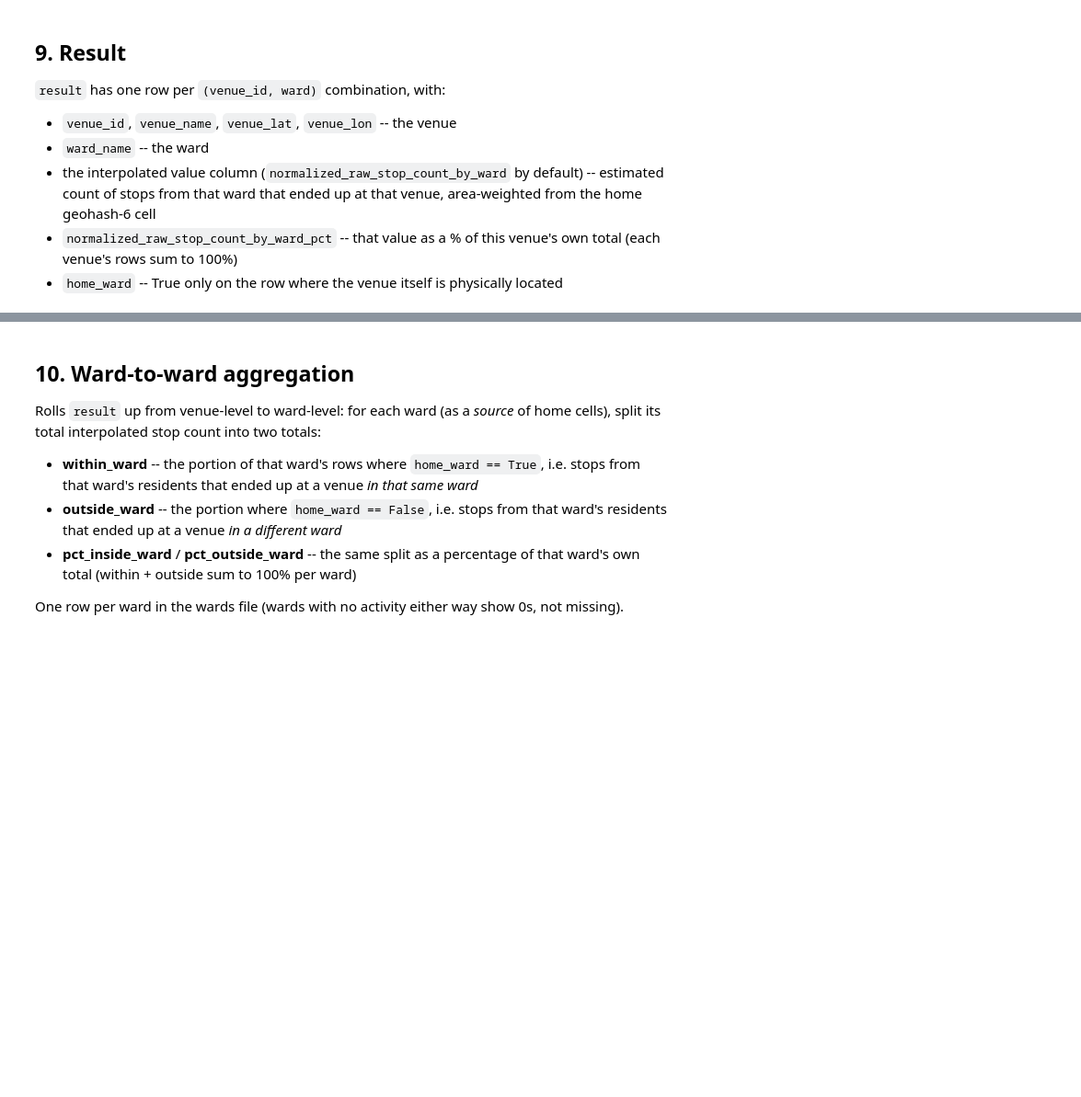
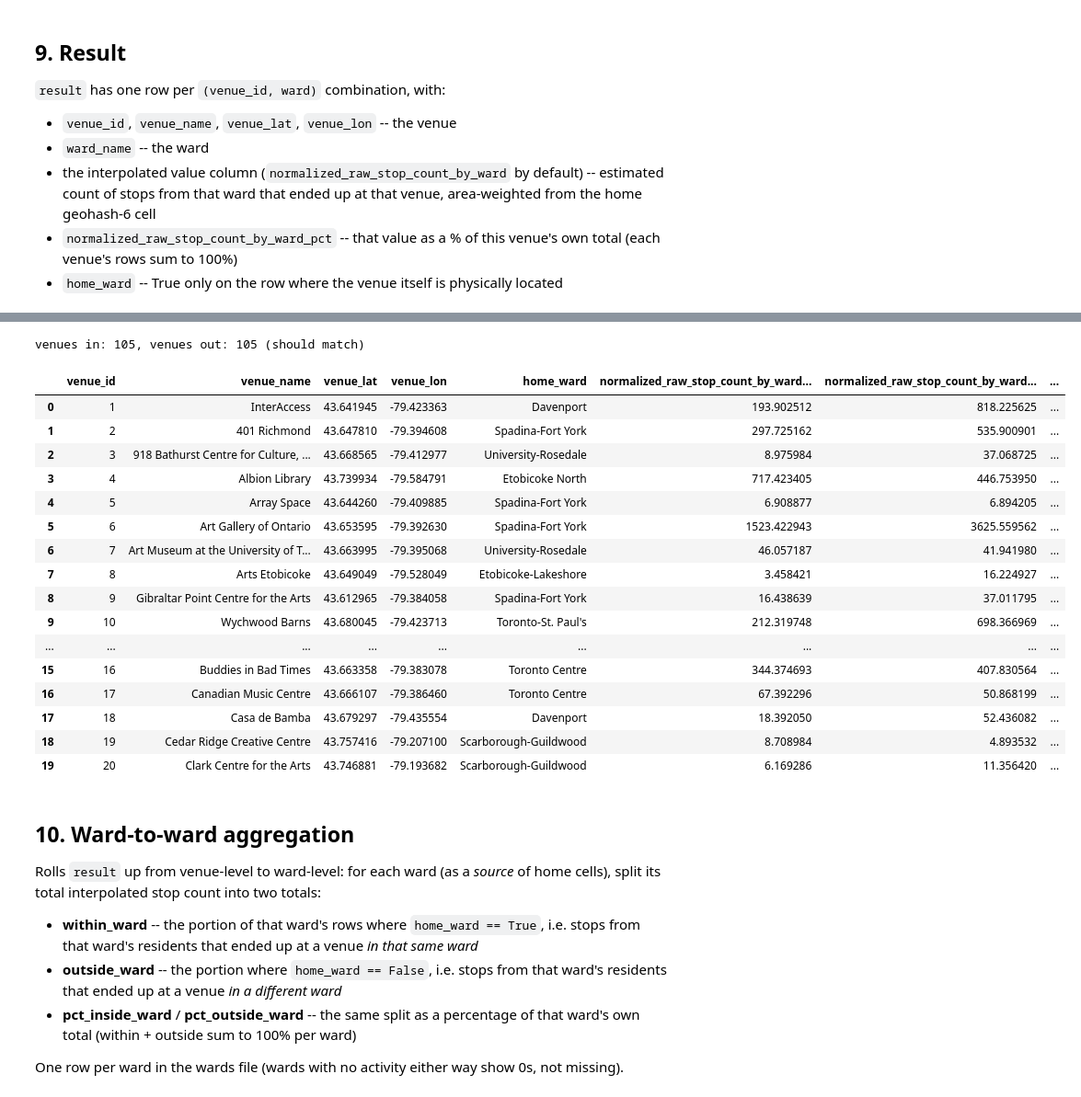
Before and after one commit to schoolofcities/eddit-tac, a Jupyter notebook: analysis/activity/ward_venue_activity.ipynb, the cells around one changed output, grey strips where cells are left out. Shown at 92% size. Saved outputs shown, nothing was run; the diff lists cells and outputs as text; code cells hidden in the pictures; blank space fills up the shorter version.

Commit message:
add ward origin visits

```diff
--- a/analysis/activity/ward_to_venue_activity.ipynb
+++ b/analysis/activity/ward_venue_activity.ipynb
@@ -538,3 +551,65 @@ result.to_csv("../../data/activity/ward_to_venue_activity.csv", index=False)
+# %%
+venue_ward_df = pd.read_csv("../../data/activity/ward_to_venue_activity.csv")
+
+_venue_attr_cols = [c for c in [VENUE_NAME_COL, "venue_lat", "venue_lon"] if c in venue_ward_df.columns]
+venue_attrs_for_summary = venue_ward_df.drop_duplicates(VENUE_ID_COL).set_index(VENUE_ID_COL)[_venue_attr_cols]
+
+WITHIN_VENUE_COL = f"{RESULT_COL}_within_ward"
+OUTSIDE_VENUE_COL = f"{RESULT_COL}_outside_ward"
+
+_within = venue_ward_df[venue_ward_df["home_ward"]].groupby(VENUE_ID_COL)[RESULT_COL].sum()
+_outside = venue_ward_df[~venue_ward_df["home_ward"]].groupby(VENUE_ID_COL)[RESULT_COL].sum()
+
+# the ward NAME the venue itself resides in -- the ward_name of the one row per venue where
+# the boolean home_ward flag is True (None if a venue never matched any ward)
+_home_ward_name = (
+    venue_ward_df[venue_ward_df["home_ward"]]
+    .drop_duplicates(VENUE_ID_COL)
+    .set_index(VENUE_ID_COL)[WARD_NAME_COL]
+)
+
+venue_summary = venue_attrs_for_summary.copy()
+venue_summary["home_ward"] = _home_ward_name
+venue_summary[WITHIN_VENUE_COL] = _within
+venue_summary[OUTSIDE_VENUE_COL] = _outside
+venue_summary[[WITHIN_VENUE_COL, OUTSIDE_VENUE_COL]] = venue_summary[[WITHIN_VENUE_COL, OUTSIDE_VENUE_COL]].fillna(0.0)
+
+_venue_total = venue_summary[WITHIN_VENUE_COL] + venue_summary[OUTSIDE_VENUE_COL]
+venue_summary["pct_inside_ward"] = (venue_summary[WITHIN_VENUE_COL] / _venue_total).fillna(0.0)
+venue_summary["pct_outside_ward"] = (venue_summary[OUTSIDE_VENUE_COL] / _venue_total).fillna(0.0)
+venue_summary = venue_summary.reset_index()
+
+# sanity check: every venue should appear exactly once, and every venue in the source
+# should have a home_ward == True row somewhere (otherwise it never matched any ward)
+n_venues_in = venue_ward_df[VENUE_ID_COL].nunique()
+n_venues_out = len(venue_summary)
+n_no_home_ward = int(venue_ward_df.groupby(VENUE_ID_COL)["home_ward"].any().eq(False).sum())
+print(f"venues in: {n_venues_in}, venues out: {n_venues_out} (should match)")
+if n_no_home_ward:
+    print(f"Note: {n_no_home_ward} venue(s) never had a home_ward == True row (didn't fall inside any ward).")
+
+venue_summary.to_csv("../../data/activity/venue_to_ward_summary.csv", index=False)
+venue_summary.to_json("../../data/activity/venue_to_ward_summary.json", orient="records", indent=2)
+venue_summary.head(20)
+# %% [output]
+venues in: 105, venues out: 105 (should match)
+|  | venue_id | venue_name | venue_lat | venue_lon | home_ward | normalized_raw_stop_count_by_ward... | normalized_raw_stop_count_by_ward... | ... |
+| 0 | 1 | InterAccess | 43.641945 | -79.423363 | Davenport | 193.902512 | 818.225625 | ... |
+| 1 | 2 | 401 Richmond | 43.647810 | -79.394608 | Spadina-Fort York | 297.725162 | 535.900901 | ... |
+| 2 | 3 | 918 Bathurst Centre for Culture, ... | 43.668565 | -79.412977 | University-Rosedale | 8.975984 | 37.068725 | ... |
+| 3 | 4 | Albion Library | 43.739934 | -79.584791 | Etobicoke North | 717.423405 | 446.753950 | ... |
+| 4 | 5 | Array Space | 43.644260 | -79.409885 | Spadina-Fort York | 6.908877 | 6.894205 | ... |
+| 5 | 6 | Art Gallery of Ontario | 43.653595 | -79.392630 | Spadina-Fort York | 1523.422943 | 3625.559562 | ... |
+| 6 | 7 | Art Museum at the University of T... | 43.663995 | -79.395068 | University-Rosedale | 46.057187 | 41.941980 | ... |
+| 7 | 8 | Arts Etobicoke | 43.649049 | -79.528049 | Etobicoke-Lakeshore | 3.458421 | 16.224927 | ... |
+| 8 | 9 | Gibraltar Point Centre for the Arts | 43.612965 | -79.384058 | Spadina-Fort York | 16.438639 | 37.011795 | ... |
+| 9 | 10 | Wychwood Barns | 43.680045 | -79.423713 | Toronto-St. Paul's | 212.319748 | 698.366969 | ... |
+| ... | ... | ... | ... | ... | ... | ... | ... | ... |
+| 15 | 16 | Buddies in Bad Times | 43.663358 | -79.383078 | Toronto Centre | 344.374693 | 407.830564 | ... |
+| 16 | 17 | Canadian Music Centre | 43.666107 | -79.386460 | Toronto Centre | 67.392296 | 50.868199 | ... |
+| 17 | 18 | Casa de Bamba | 43.679297 | -79.435554 | Davenport | 18.392050 | 52.436082 | ... |
+| 18 | 19 | Cedar Ridge Creative Centre | 43.757416 | -79.207100 | Scarborough-Guildwood | 8.708984 | 4.893532 | ... |
+| 19 | 20 | Clark Centre for the Arts | 43.746881 | -79.193682 | Scarborough-Guildwood | 6.169286 | 11.356420 | ... |
 # %% [markdown]
 ## 10. Ward-to-ward aggregation
 
```
Also changed, not shown: parts of 3 cells of this notebook, 18 other files.
